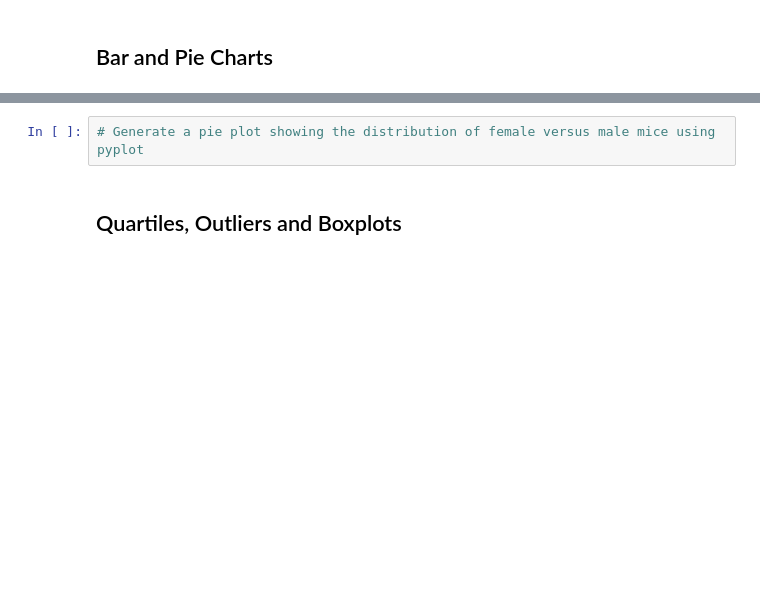
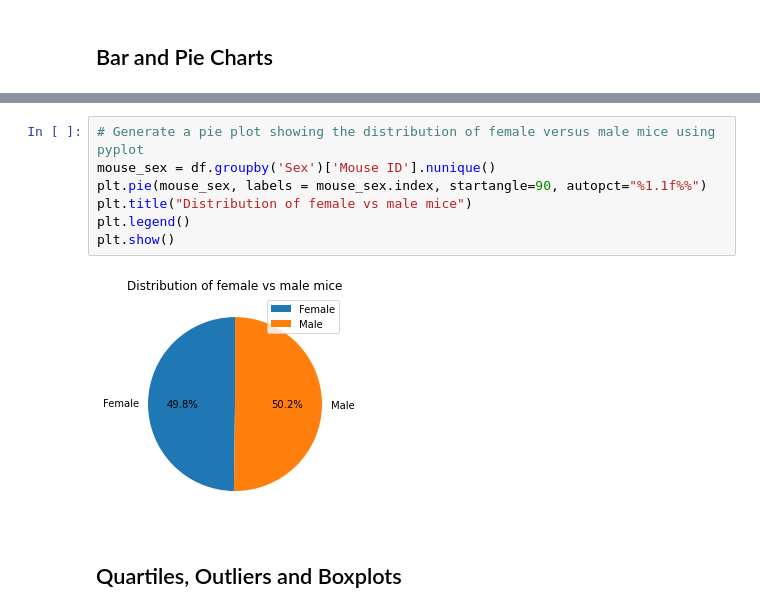
Before and after one commit to ltrentino/Pymaceuticals, a Jupyter notebook: pymaceuticals_starter.ipynb, the cells around one changed output, grey strips where cells are left out. Drawn from its saved outputs; the diff is of its cells as text; blank space fills up the shorter version.

```diff
--- a/pymaceuticals_starter.ipynb
+++ b/pymaceuticals_starter.ipynb
@@ -160,5 +176,12 @@ plt.show()
 # %%
 # Generate a pie plot showing the distribution of female versus male mice using pyplot
+mouse_sex = df.groupby('Sex')['Mouse ID'].nunique()
+plt.pie(mouse_sex, labels = mouse_sex.index, startangle=90, autopct="%1.1f%%")
+plt.title("Distribution of female vs male mice")
+plt.legend()
+plt.show()
+# %% [output]
+[figure, added]
 # %% [markdown]
 ## Quartiles, Outliers and Boxplots
 # %%
```
Also changed, not shown: parts of 3 cells of this notebook.
